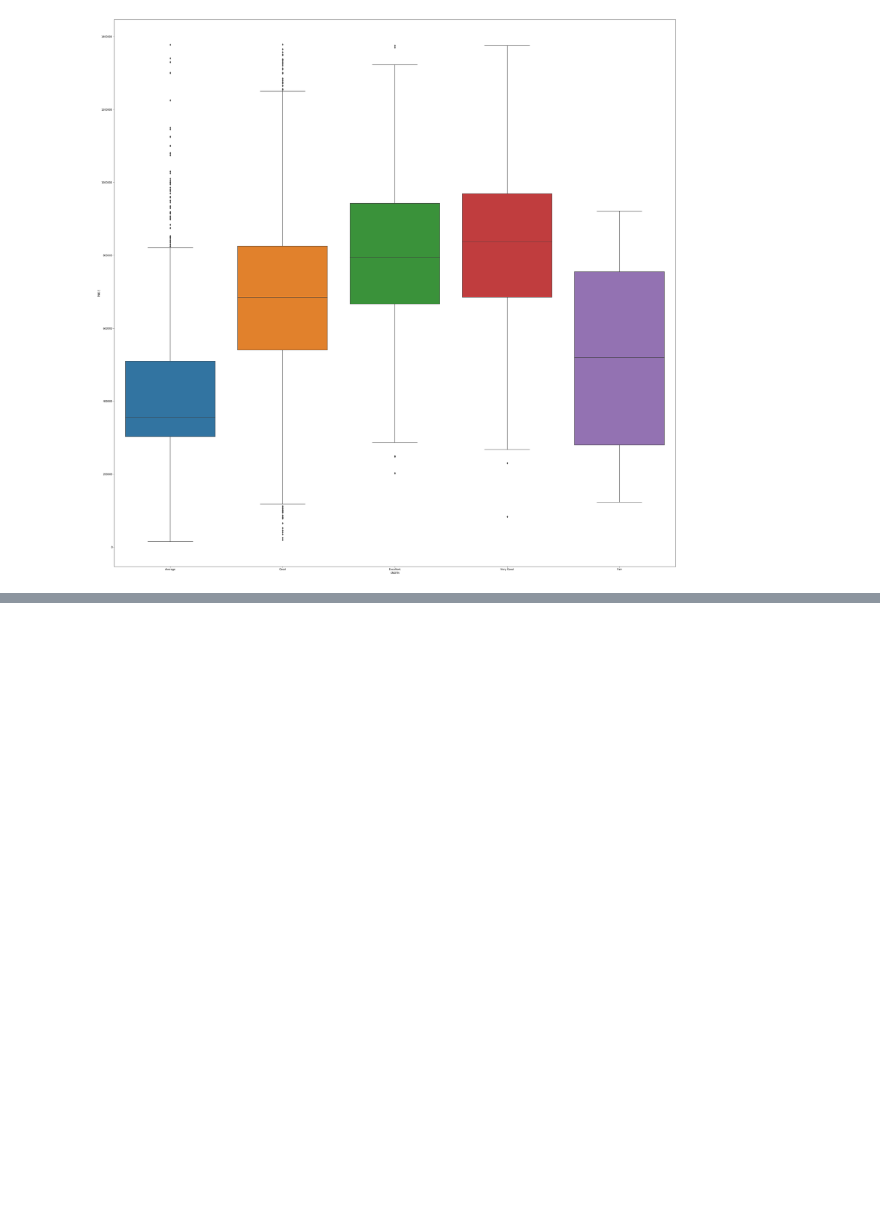
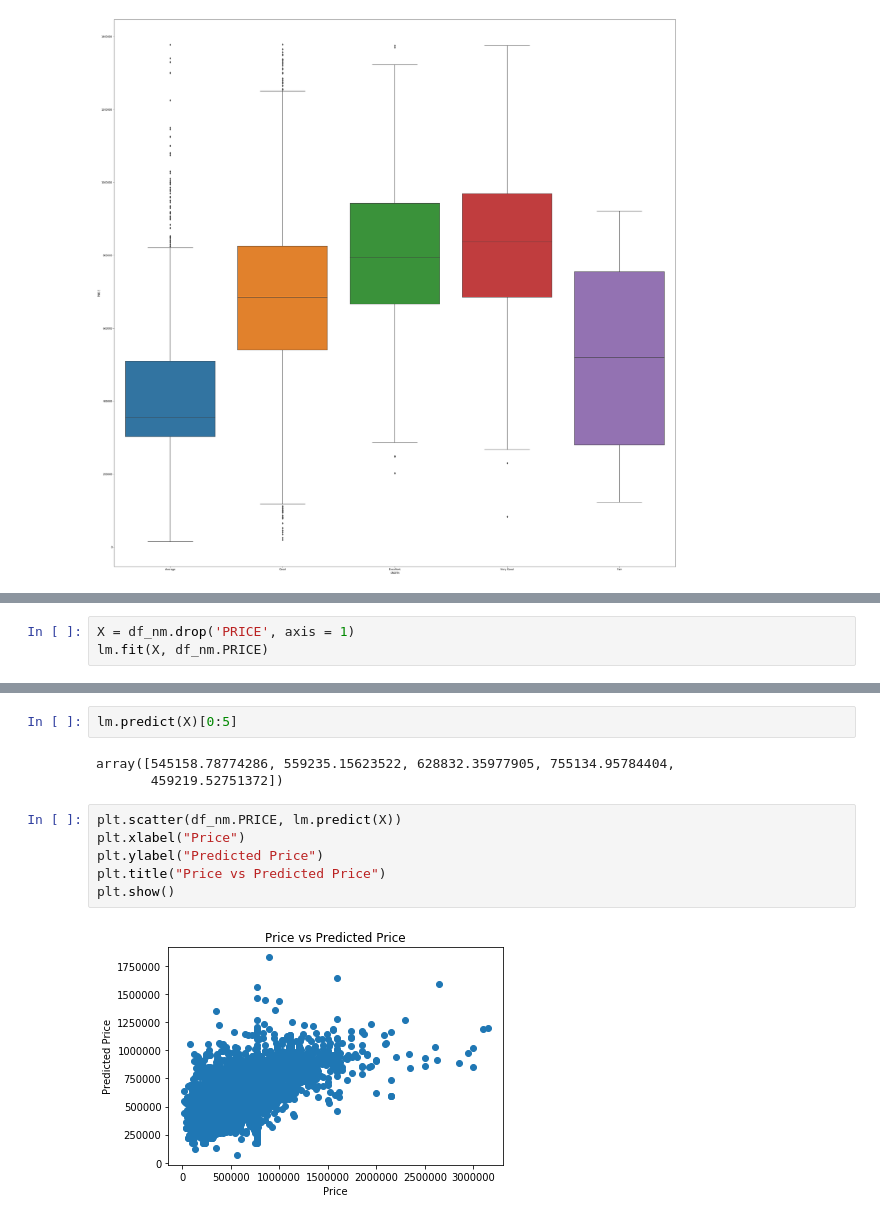
Before and after one commit to ocarbonie/Project1, a Jupyter notebook: Project1.ipynb, the cells around one changed output, grey strips where cells are left out. Saved outputs shown, nothing was run; the diff lists cells and outputs as text; blank space fills up the shorter version.

```diff
--- a/Project1.ipynb
+++ b/Project1.ipynb
@@ -413,0 +529,3 @@ sns.boxplot(x='CNDTN',y='PRICE',data=copydf_20003)
+# %%
+X = df_nm.drop('PRICE', axis = 1)
+lm.fit(X, df_nm.PRICE)
@@ -413,0 +560,13 @@ sns.boxplot(x='CNDTN',y='PRICE',data=copydf_20003)
+# %%
+lm.predict(X)[0:5]
+# %% [output]
+array([545158.78774286, 559235.15623522, 628832.35977905, 755134.95784404,
+       459219.52751372])
+# %%
+plt.scatter(df_nm.PRICE, lm.predict(X))
+plt.xlabel("Price")
+plt.ylabel("Predicted Price")
+plt.title("Price vs Predicted Price")
+plt.show()
+# %% [output]
+[figure, added]
```
Also changed, not shown: parts of 40 cells of this notebook.
